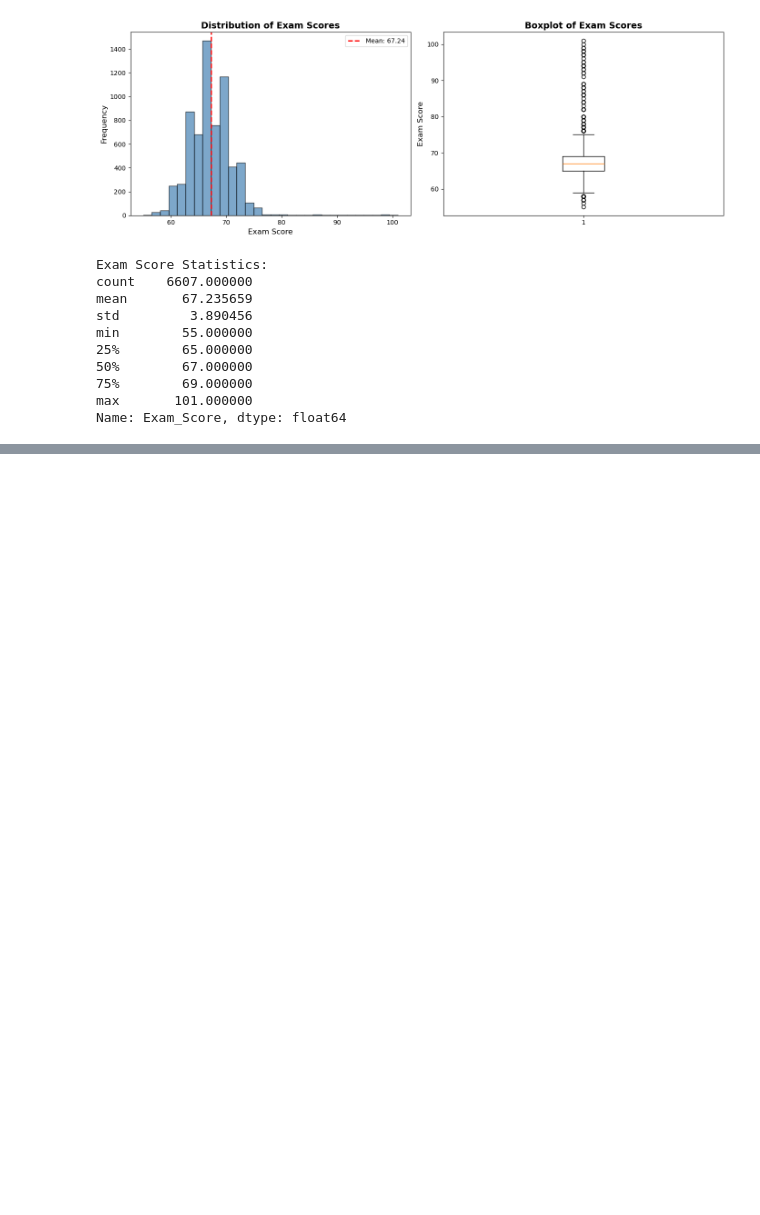
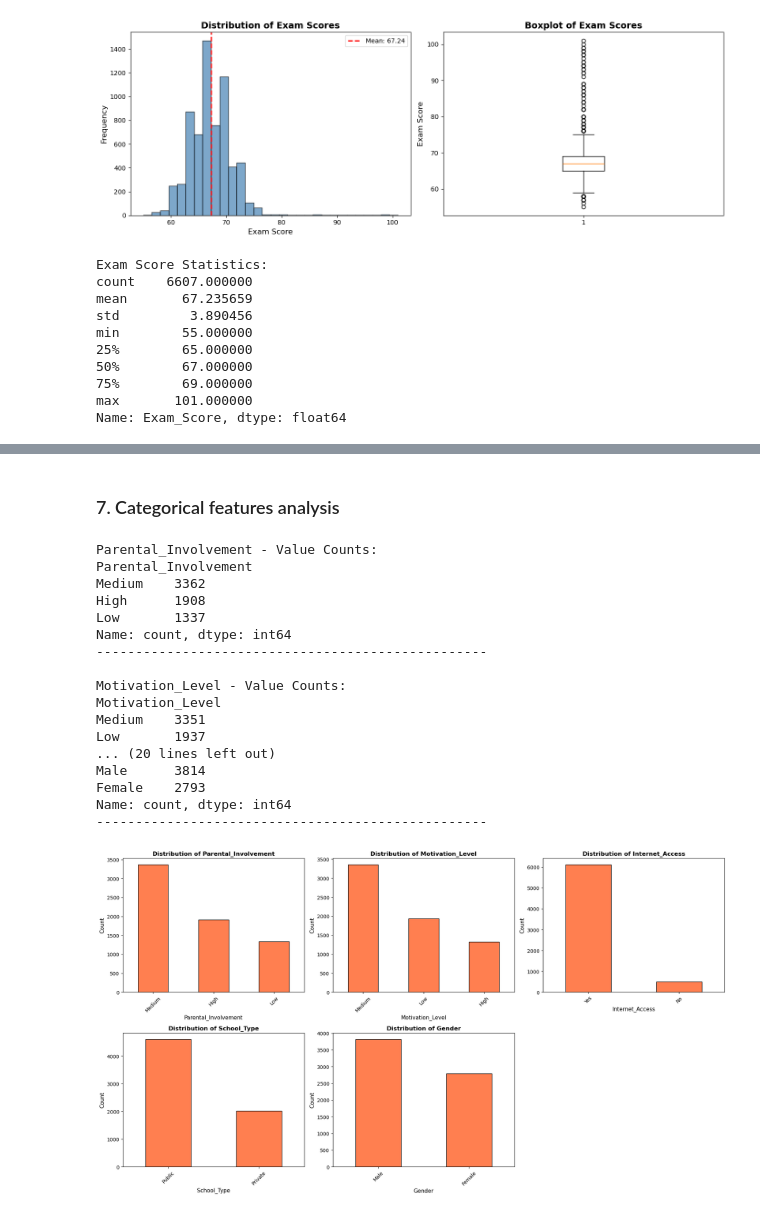
Before and after one commit to Rasath16/Student-Score-Predictor, a Jupyter notebook: 01_Data_exploration.ipynb, the cells around one changed output, grey strips where cells are left out. Saved outputs shown, nothing was run; the diff lists cells and outputs as text; code cells hidden in the pictures; blank space fills up the shorter version.

```diff
--- a/01_Data_exploration.ipynb
+++ b/01_Data_exploration.ipynb
@@ -148,0 +171,50 @@ Name: Exam_Score, dtype: float64
+# %% [markdown]
+### 7. Categorical features analysis
+# %%
+categorical_cols = ['Parental_Involvement', 'Access_to_Resources', 'Extracurricular_Activities',
+                    'Motivation_Level', 'Internet_Access', 'Family_Income', 'Teacher_Quality',
+                    'School_Type', 'Peer_Influence', 'Learning_Disabilities',
+                    'Parental_Education_Level', 'Distance_from_Home', 'Gender']
+
+# Value counts for key categorical features
+key_categoricals = ['Parental_Involvement', 'Motivation_Level', 'Internet_Access',
+                    'School_Type', 'Gender']
+
+for col in key_categoricals:
+    print(f"\n{col} - Value Counts:")
+    print(df[col].value_counts())
+    print("-" * 50)
+
+# Visualize categorical features
+fig, axes = plt.subplots(2, 3, figsize=(18, 10))
+axes = axes.flatten()
+
+for idx, col in enumerate(key_categoricals):
+    df[col].value_counts().plot(kind='bar', ax=axes[idx], edgecolor='black', color='coral')
+    axes[idx].set_xlabel(col, fontsize=11)
+    axes[idx].set_ylabel('Count', fontsize=11)
+    axes[idx].set_title(f'Distribution of {col}', fontsize=12, fontweight='bold')
+    axes[idx].tick_params(axis='x', rotation=45)
+
+axes[-1].axis('off')
+plt.tight_layout()
+plt.show()
+# %% [output]
+Parental_Involvement - Value Counts:
+Parental_Involvement
+Medium    3362
+High      1908
+Low       1337
+Name: count, dtype: int64
+--------------------------------------------------
+
+Motivation_Level - Value Counts:
+Motivation_Level
+Medium    3351
+Low       1937
+... (20 lines left out)
+Male      3814
+Female    2793
+Name: count, dtype: int64
+--------------------------------------------------
+[figure, added]
```
Also changed, not shown: parts of 4 cells of this notebook.
